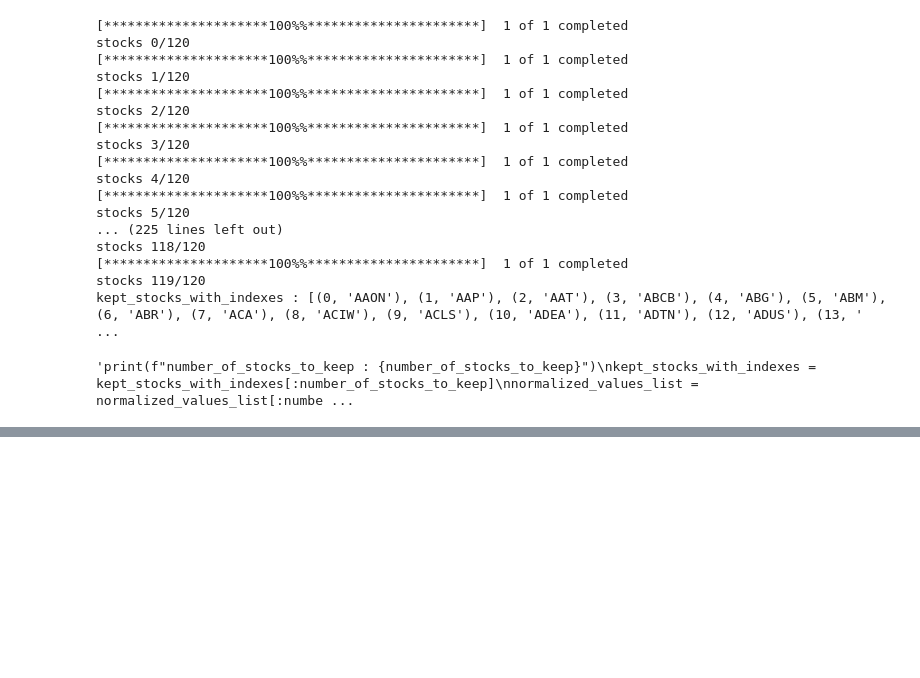
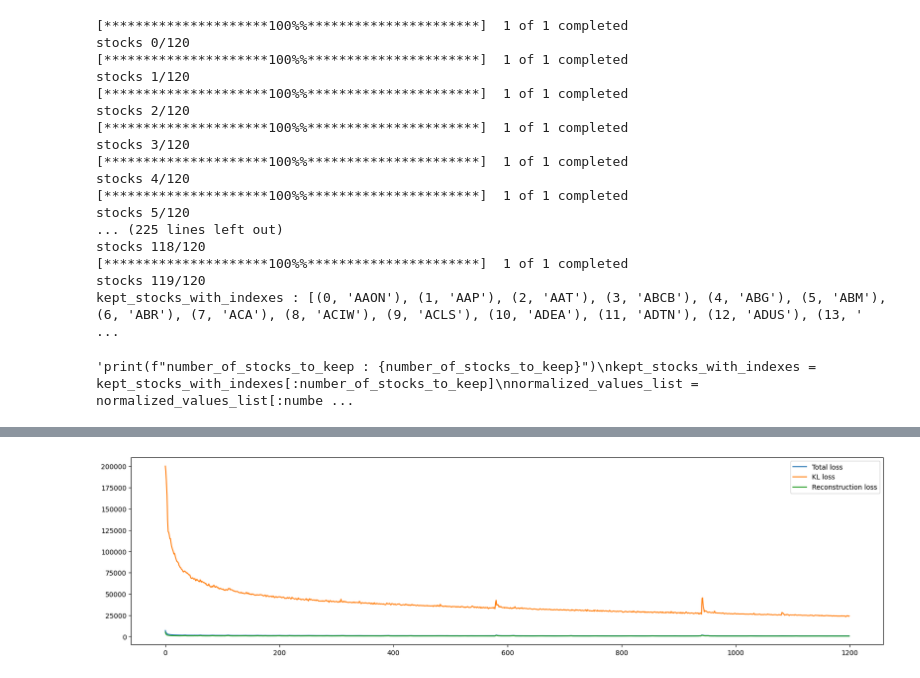
Before and after one commit to MaximeSzymanski/StocksClusteringVAE, a Jupyter notebook: VAE_stocks.ipynb, the cells around one changed output, grey strips where cells are left out. Saved outputs shown, nothing was run; the diff lists cells and outputs as text; code cells hidden in the pictures; blank space fills up the shorter version.

```diff
--- a/VAE_stocks.ipynb
+++ b/VAE_stocks.ipynb
@@ -1219,7 +1000,7 @@ def reconstruction_loss(x, y):
 
     return nn.MSELoss(reduction='sum')(x,y)
 
-def loss_function(x, original_x, mu, sigma,k1=1,k2=4e-2):
+def loss_function(x, original_x, mu, sigma,k1=1,k2=1e-2):
     reconstruction  = reconstruction_loss(x, original_x)
     kl = KL_loss(mu, sigma)
     return k1 * reconstruction + k2 * kl  , reconstruction, kl
@@ -1267,7 +1054,7 @@ loss_list_reconstruction_attention = []
 loss_list_attention = []
 #loss_fn = nn.L1Loss(reduction='sum')
 
-for epoch in range(200):
+for epoch in range(2000):
     epoch_loss_KL = 0
     epoch_loss_reconstruction = 0
     epoch_loss = 0
@@ -1309,6 +1115,6 @@ plt.show()
 # %%
 # try a simple overfitting
-optimizer = torch.optim.Adam(model_LSTM.parameters(), lr=2e-4)
+optimizer = torch.optim.Adam(model_LSTM.parameters(), lr=1e-3)
 batch_size = 32
 shuffle = True  # To shuffle the data
 data_loader = DataLoader(stocks_np_array, batch_size=batch_size, shuffle=shuffle)
@@ -1317,7 +1123,7 @@ loss_list_reconstruction_lSTM = []
 loss_list_LSTM = []
 #loss_fn = nn.L1Loss(reduction='sum')
 
-for epoch in range(500):
+for epoch in range(1200):
     epoch_loss_KL = 0
     epoch_loss_reconstruction = 0
     epoch_loss = 0
@@ -1356,3 +1162,4 @@ plt.plot(loss_list_KL_LSTM, label='KL loss')
 plt.plot(loss_list_reconstruction_lSTM, label='Reconstruction loss')
 plt.legend()
 plt.show()
+# %% [output]
@@ -1359,3 +1183,4 @@ plt.show()
+[figure, added]
 # %%
 import matplotlib.pyplot as plt
 """loss_list_LSTM = np.array(loss_list_LSTM)
```
Also changed, not shown: parts of 29 cells of this notebook.
